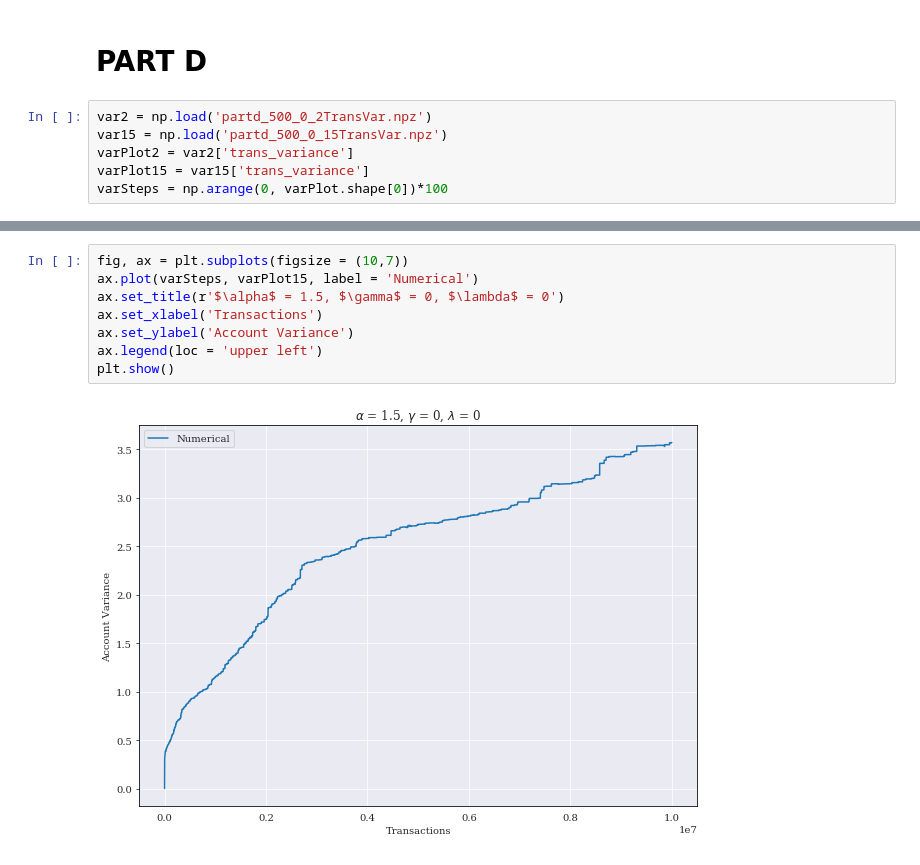
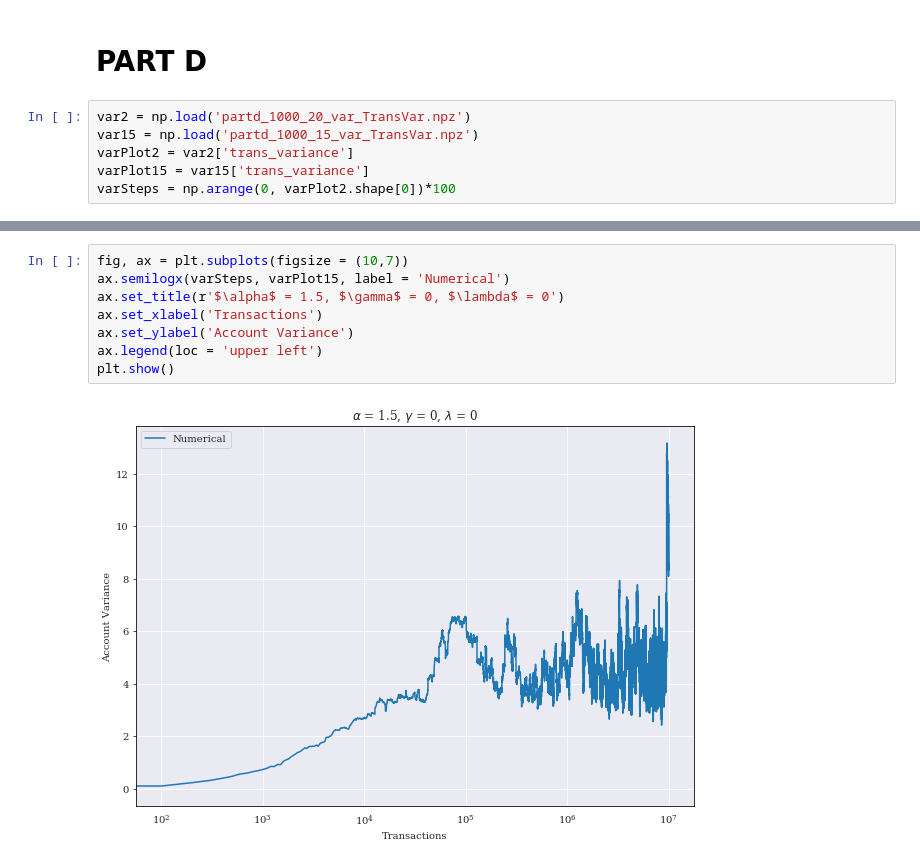
Before and after one commit to bruce-chappell/FYS4150, a Jupyter notebook: project5/proj5notebook.ipynb, the cells around one changed output, grey strips where cells are left out. Drawn from its saved outputs; the diff is of its cells as text.

```diff
--- a/project5/proj5notebook.ipynb
+++ b/project5/proj5notebook.ipynb
@@ -307,10 +307,10 @@ plt.show()
 # %% [markdown]
 # PART D
 # %%
-var2 = np.load('partd_500_0_2TransVar.npz')
-var15 = np.load('partd_500_0_15TransVar.npz')
+var2 = np.load('partd_1000_20_var_TransVar.npz')
+var15 = np.load('partd_1000_15_var_TransVar.npz')
 varPlot2 = var2['trans_variance']
 varPlot15 = var15['trans_variance']
-varSteps = np.arange(0, varPlot.shape[0])*100
+varSteps = np.arange(0, varPlot2.shape[0])*100
 # %%
 fig, ax = plt.subplots(figsize = (10,7))
@@ -325,10 +325,10 @@ plt.show()
 # %%
 fig, ax = plt.subplots(figsize = (10,7))
-ax.plot(varSteps, varPlot15, label = 'Numerical')
+ax.semilogx(varSteps, varPlot15, label = 'Numerical')
 ax.set_title(r'$\alpha$ = 1.5, $\gamma$ = 0, $\lambda$ = 0')
 ax.set_xlabel('Transactions')
 ax.set_ylabel('Account Variance')
 ax.legend(loc = 'upper left')
 plt.show()
 # %% [output]
-[figure, old version]
+[figure, new version]
```
Also changed, not shown: parts of 13 cells of this notebook, 15 other files.
